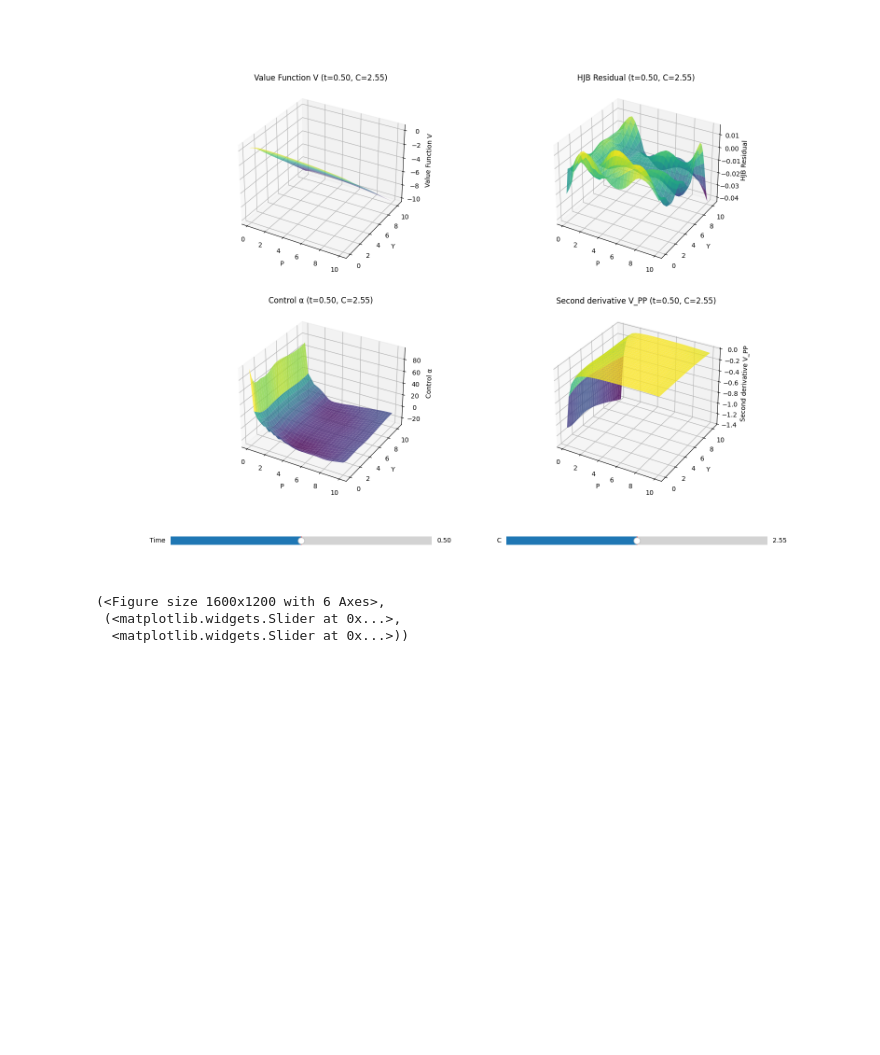
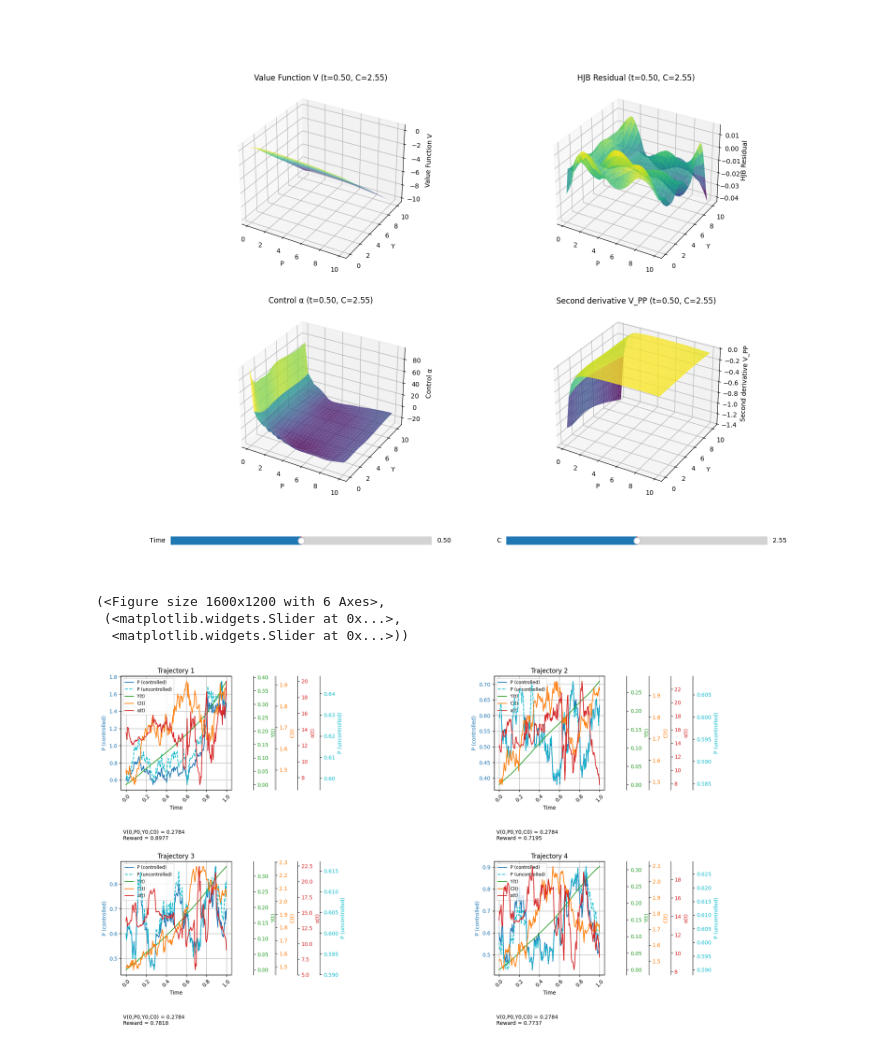
Before and after one commit to MWajdi/eco-hjb-solver, a Jupyter notebook: notebooks/analyze_CIR_results_4D.ipynb, the cells around one changed output. Cells and saved outputs as stored; diff of their text form; code cells hidden in the pictures; blank space fills up the shorter version.

Commit message:
add trajectory plotting to notebooks

```diff
--- a/notebooks/analyze_CIR_results_4D.ipynb
+++ b/notebooks/analyze_CIR_results_4D.ipynb
@@ -473,3 +759,7 @@ exp.animate_primal_hjb_slice(P_points=30, Y_points=30, slider_dim='C')
 (<Figure size 1600x1200 with 6 Axes>,
  (<matplotlib.widgets.Slider at 0x...>,
   <matplotlib.widgets.Slider at 0x...>))
+# %%
+exp.plot_sample_trajectories(T_steps=200, N_paths=4, seed=42, P0=0.6, Y0=0, C0=1.5)
+# %% [output]
+[figure, added]
```
Also changed, not shown: parts of 3 cells of this notebook.
